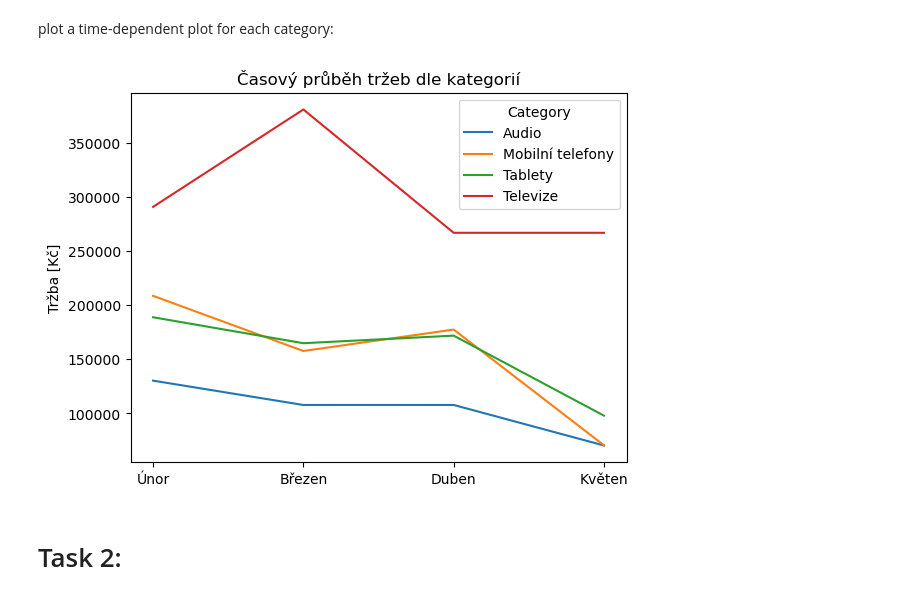
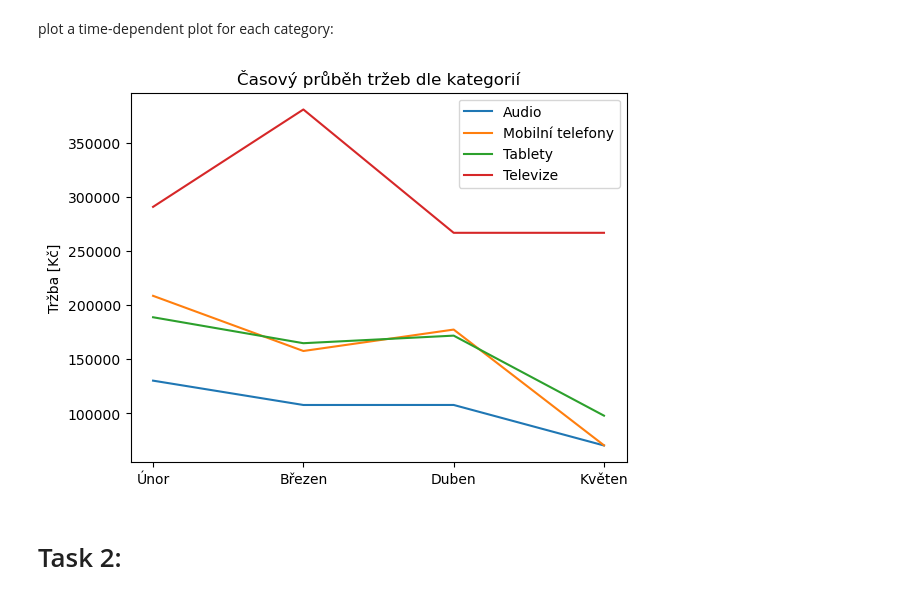
Before and after one commit to kejlajan/work_test, a Jupyter notebook: data_visualization_pipeline.ipynb, the cells around one changed output. Cells and saved outputs as stored; diff of their text form; code cells hidden in the pictures.

```diff
--- a/data_visualization_pipeline.ipynb
+++ b/data_visualization_pipeline.ipynb
@@ -205,35 +207,38 @@ month_names_to_CZ = {
     }
 
 
 # Transpose the pivot DataFrame # so that months end up on the x-axis and not in the datelines
 transposed_df = pivot_df.T
 
 # collect month names and translate them to CZ
 month_names_CZ = []
 months = transposed_df.index
 for month in months:
     month_names_CZ.append(month_names_to_CZ[month])
 
 # Convert 'Month' column to categorical data type with specified order
 transposed_df.index = pd.Categorical(transposed_df.index, categories=month_names, ordered=True)
 
 # Sort the DataFrame by the 'Month' index
 transposed_df.sort_index(inplace=True)
 
 # Plot the timeline
 transposed_df.plot(kind='line')
 
 # Set the labels and title
 plt.xlabel(None)
 plt.ylabel('Tržba [Kč]')
 plt.title('Časový průběh tržeb dle kategorií')
 plt.xticks(range(len(months)), month_names_CZ)
 
+plt.legend()
+
 # Show the plot
-plt.savefig("monthly_turnover_by_category.png")
+
+plt.savefig("monthly_turnover_by_category.png", bbox_inches = 'tight')
 plt.show()
 # %% [output]
-[figure, old version]
+[figure, new version]
 # %% [markdown]
 # Task 2:
 # %% [markdown]
```
Also changed, not shown: parts of 32 cells of this notebook, 5 other files.
